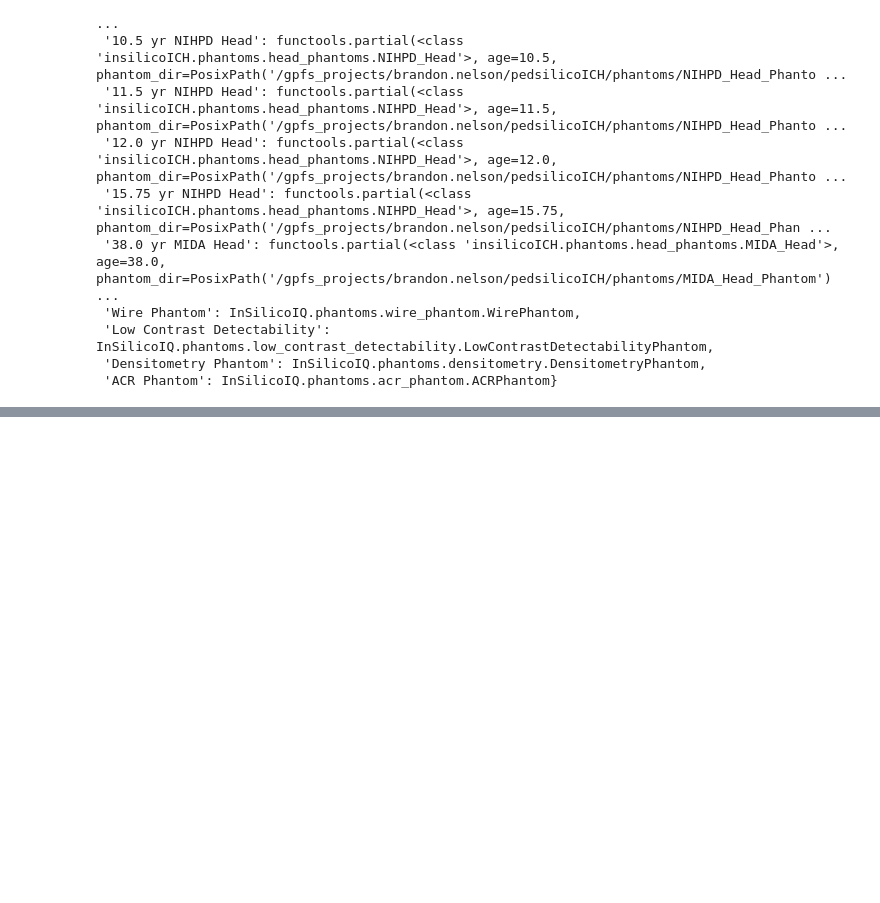
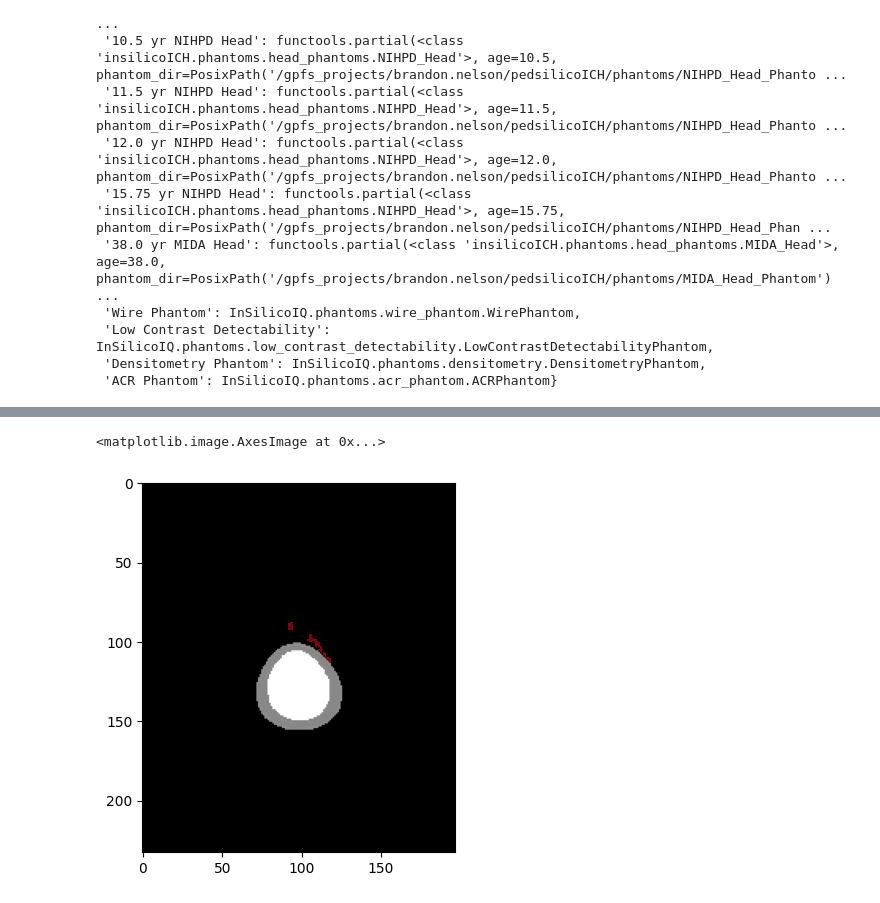
Before and after one commit to DIDSR/InSilicoICH, a Jupyter notebook: notebooks/01_fracture.ipynb, the cells around one changed output, grey strips where cells are left out. Drawn from its saved outputs; the diff is of its cells as text; code cells hidden in the pictures; blank space fills up the shorter version.

```diff
--- a/notebooks/01_fracture.ipynb
+++ b/notebooks/01_fracture.ipynb
@@ -241,0 +73,16 @@ Note: there is some misalignment of the mask and image when there are more than
+# %%
+from skimage.measure import regionprops, label
+from matplotlib import patches
+c = 'g'
+
+z_slice = fractures.mean(axis=(1,2)).argmax()
+f, ax = plt.subplots()
+ax.imshow(vol[z_slice], cmap='gray')
+ax.imshow(fracture_mask[z_slice], cmap='gist_rainbow', interpolation='none', alpha=0.5)
+# reg = regionprops(fractures.astype(np.uint8))[0]
+# rect = patches.Rectangle((reg.bbox[1], reg.bbox[0]), reg.bbox[3] - reg.bbox[1],
+#                           reg.bbox[2] - reg.bbox[0], linewidth=1, edgecolor=c, facecolor='none')
+# ax.add_patch(rect)
+# %% [output]
+<matplotlib.image.AxesImage at 0x...>
+[figure, added]
```
Also changed, not shown: parts of 47 cells of this notebook, 1 other file.
